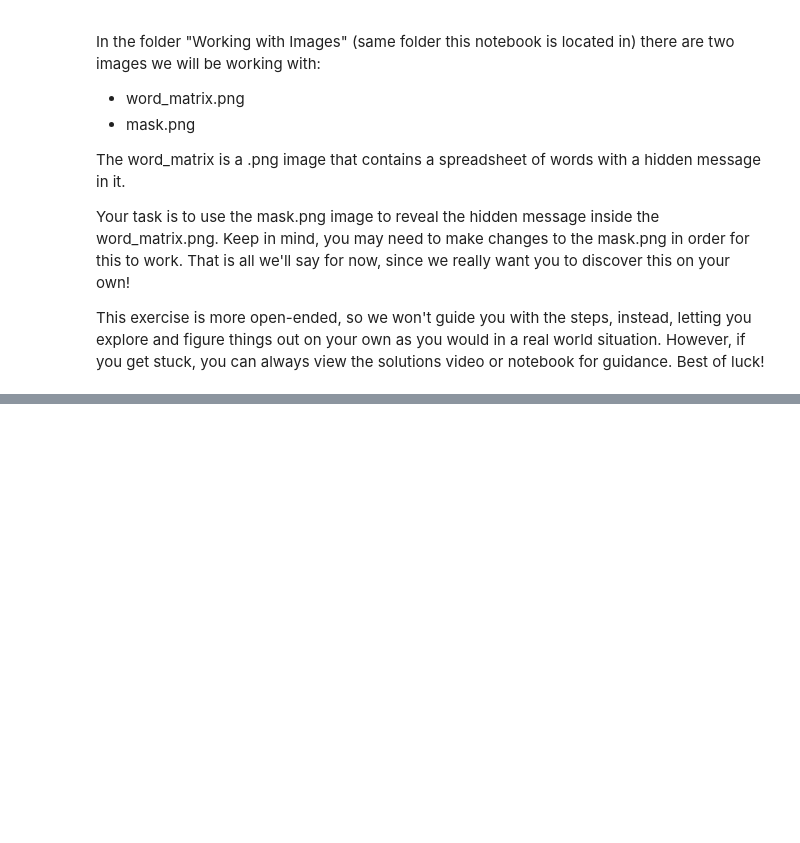
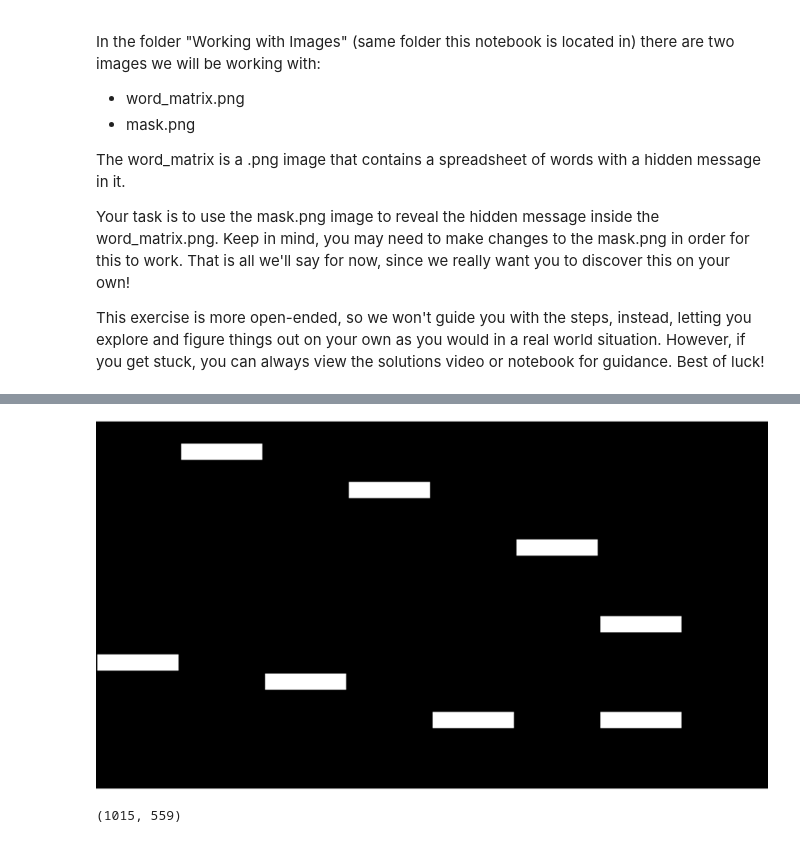
Before and after one commit to Phillips094/Python-Certification, a Jupyter notebook: 14-Working-with-Images/01-Image-Exercise.ipynb, the cells around one changed output, grey strips where cells are left out. Cells and saved outputs as stored; diff of their text form; code cells hidden in the pictures; blank space fills up the shorter version.

```diff
--- a/14-Working-with-Images/01-Image-Exercise.ipynb
+++ b/14-Working-with-Images/01-Image-Exercise.ipynb
@@ -24,0 +39,9 @@ This exercise is more open-ended, so we won't guide you with the steps, instead,
+# %%
+mask = mask.resize((words.size[0], words.size[1]))
+mask
+# %% [output]
+[figure, added]
+# %%
+mask.size
+# %% [output]
+(1015, 559)
```
Also changed, not shown: parts of 10 cells of this notebook.
